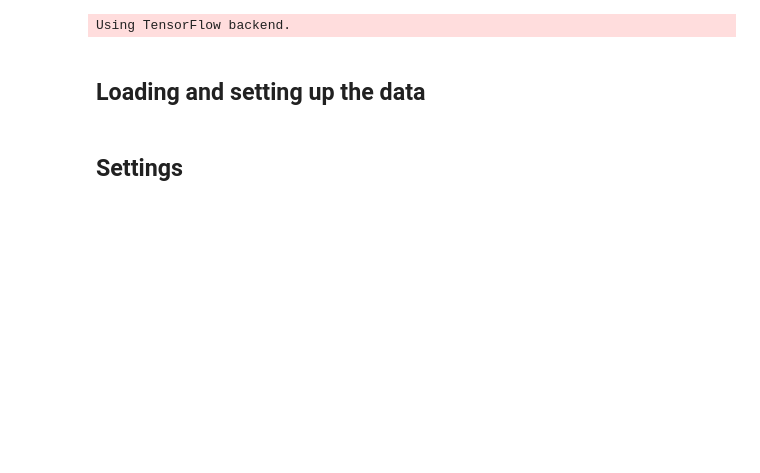
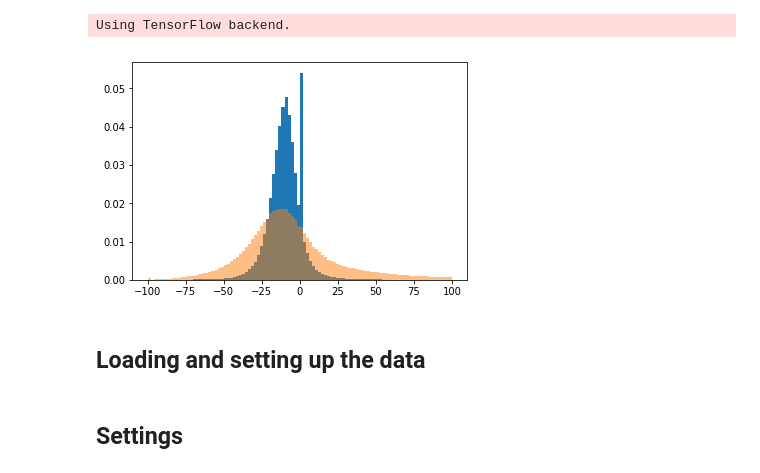
Before and after one commit to gingertom/buses, a Jupyter notebook: Data Exploration/long term/ST & NN for chains.ipynb, the cells around one changed output. Cells and saved outputs as stored; diff of their text form; code cells hidden in the pictures; blank space fills up the shorter version.

```diff
--- a/Data Exploration/long term/ST & NN for chains.ipynb
+++ b/Data Exploration/long term/ST & NN for chains.ipynb
@@ -39,6 +39,13 @@ from keras.layers import Flatten, Dense, Lambda, LSTM, Dropout
 import tensorflow as tf
 # %% [output]
 Using TensorFlow backend.
+# %%
+mtx = np.load("st_offsets_medians(1,10)_t_off(0,4)_w_off(-1,2_thresh_3).npy")
+# %%
+plt.hist(mtx.ravel(), bins=100, range=(-100,100), density=True);
+plt.hist(se['diff_percent_segment_and_mean_by_segment_code_and_hour_and_day'], bins=100, range=(-100,100), alpha=0.5, density=True);
+# %% [output]
+[figure, added]
 # %% [markdown]
 ## Loading and setting up the data
 # %%
```
Also changed, not shown: parts of 32 cells of this notebook, 1 other file.
